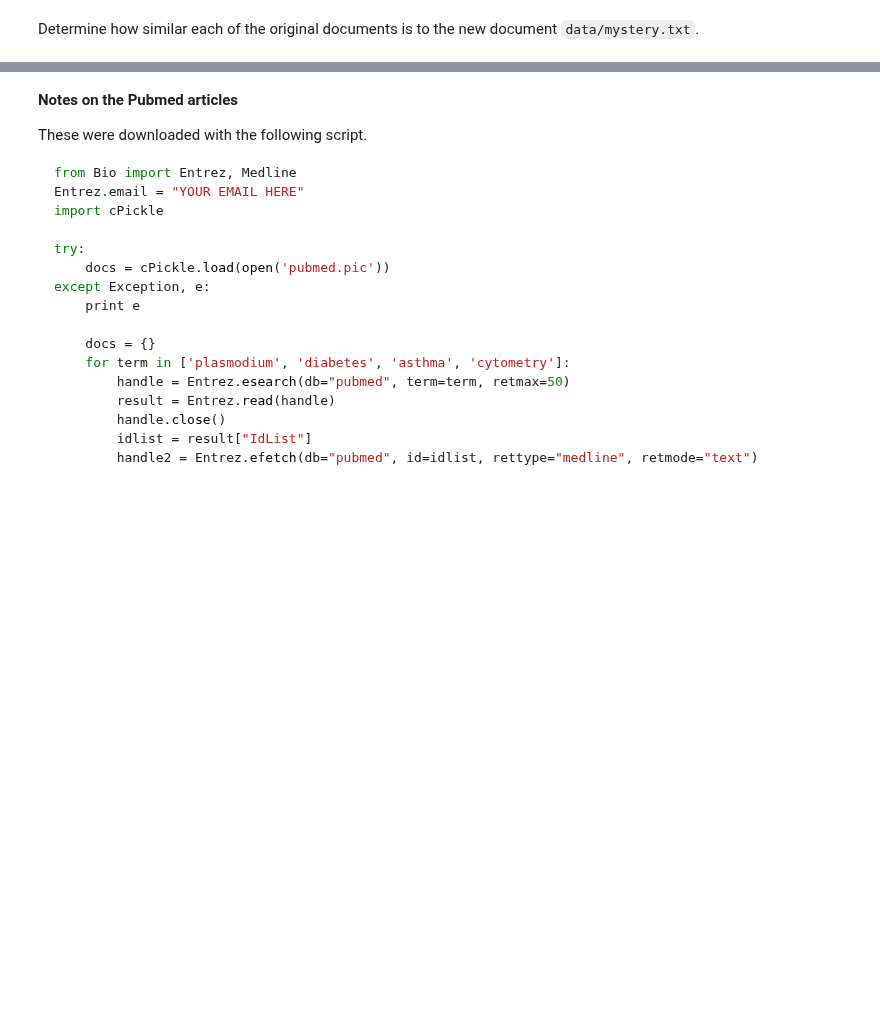
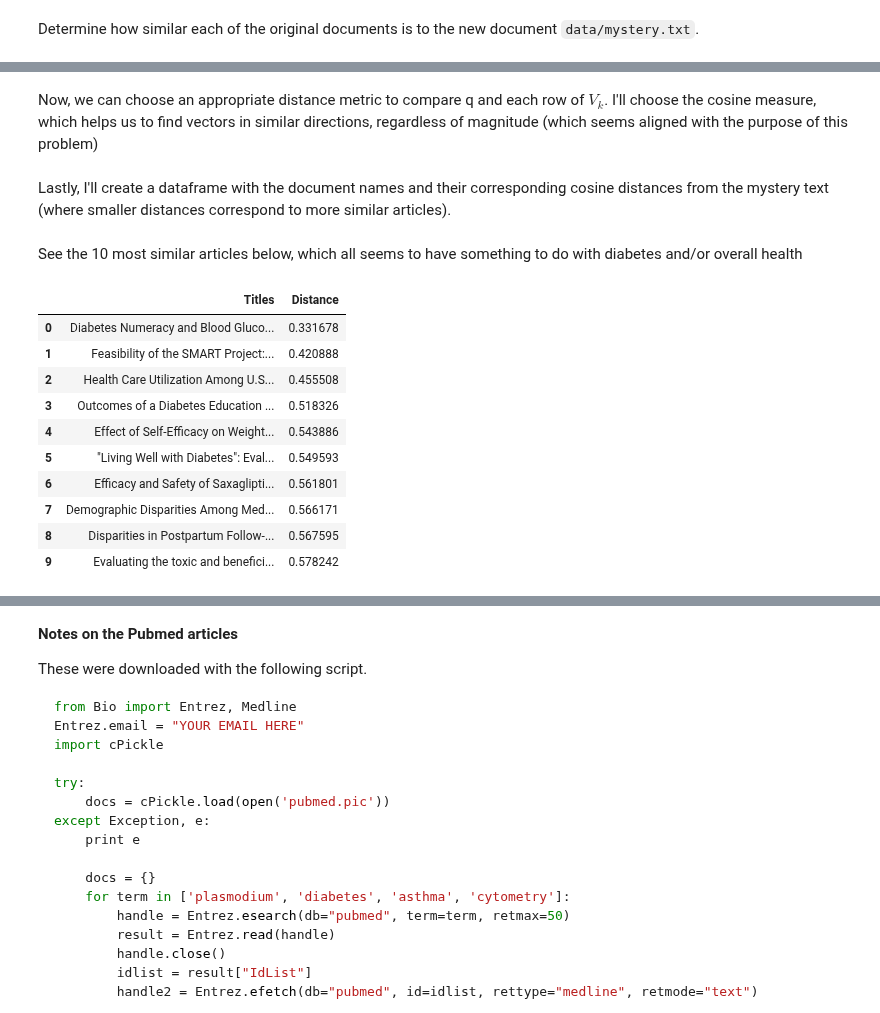
Before and after one commit to robkravec/sta-663-2021, a Jupyter notebook: notebooks/copies/homework/Homework07.ipynb, the cells around one changed output, grey strips where cells are left out. Drawn from its saved outputs; the diff is of its cells as text; code cells hidden in the pictures; blank space fills up the shorter version.

```diff
--- a/notebooks/copies/homework/Homework07.ipynb
+++ b/notebooks/copies/homework/Homework07.ipynb
@@ -599,0 +650,2 @@ Determine how similar each of the original documents is to the new document `dat
+# %%
+q = tf_idf_vec.T @ U[:, :k] @ np.linalg.inv(np.diag(s[:k]))
@@ -599,0 +654,33 @@ Determine how similar each of the original documents is to the new document `dat
+# %%
+Vk = tf_idf_100.T @ U[:, :k] @ np.linalg.inv(np.diag(s[:k]))
+# %% [markdown]
+Now, we can choose an appropriate distance metric to compare q and each row of $V_k$. I'll choose the cosine measure, which helps us to find vectors in similar directions, regardless of magnitude (which seems aligned with the purpose of this problem)
+# %%
+# Initialize distance vector
+cos_dist_vec = np.zeros(shape = (Vk.shape[0]))
+
+# Find cosine distance between q and each row of Vk
+for row in range(Vk.shape[0]):
+    cos_dist_vec[row] = cos_dist(q, Vk[row, :])
+# %% [markdown]
+Lastly, I'll create a dataframe with the document names and their corresponding cosine distances from the mystery text (where smaller distances correspond to more similar articles).
+# %%
+df = pd.DataFrame(dict(Titles = list(docs.keys()),
+                       Distance = list(cos_dist_vec)))
+df_sorted = df.sort_values(by = 'Distance').reset_index(drop = True)
+# %% [markdown]
+See the 10 most similar articles below, which all seems to have something to do with diabetes and/or overall health
+# %%
+df_sorted.head(n = 10)
+# %% [output]
+|  | Titles | Distance |
+| 0 | Diabetes Numeracy and Blood Gluco... | 0.331678 |
+| 1 | Feasibility of the SMART Project:... | 0.420888 |
+| 2 | Health Care Utilization Among U.S... | 0.455508 |
+| 3 | Outcomes of a Diabetes Education ... | 0.518326 |
+| 4 | Effect of Self-Efficacy on Weight... | 0.543886 |
+| 5 | "Living Well with Diabetes": Eval... | 0.549593 |
+| 6 | Efficacy and Safety of Saxaglipti... | 0.561801 |
+| 7 | Demographic Disparities Among Med... | 0.566171 |
+| 8 | Disparities in Postpartum Follow-... | 0.567595 |
+| 9 | Evaluating the toxic and benefici... | 0.578242 |
```
Also changed, not shown: parts of 32 cells of this notebook.
